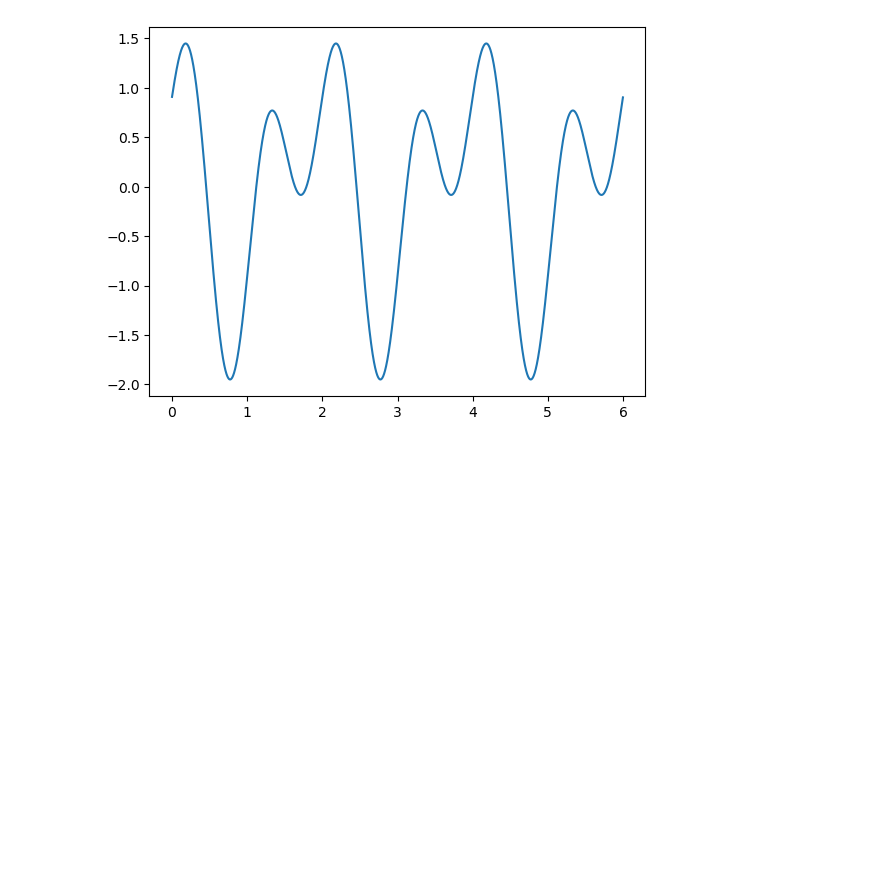
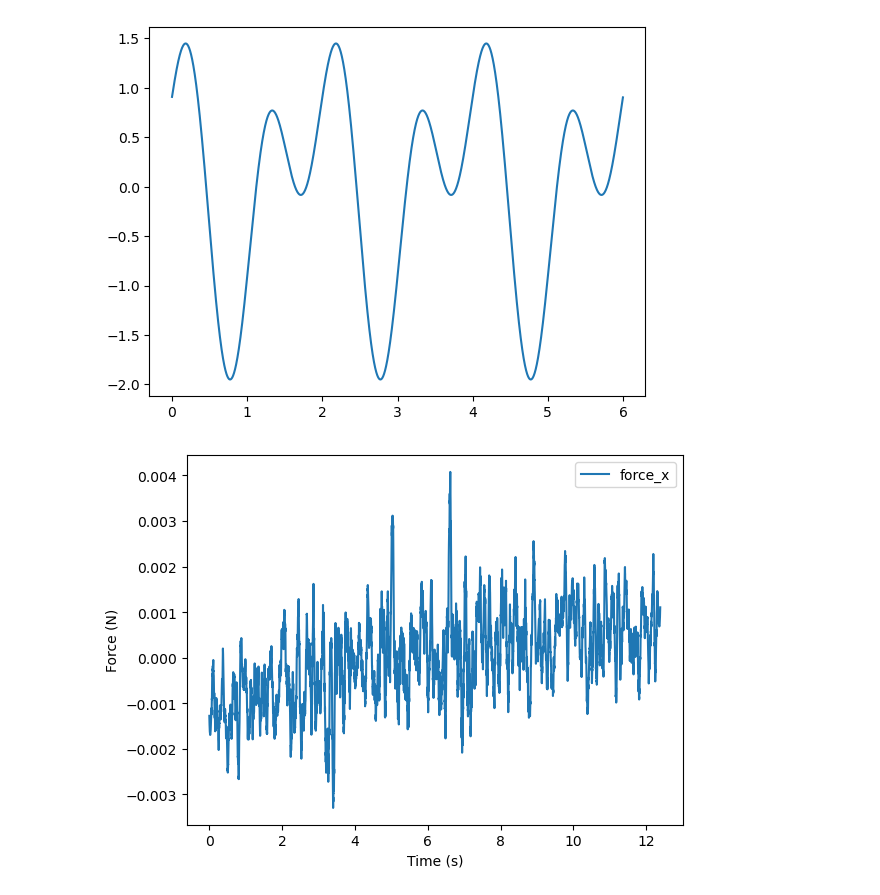
Before and after one commit to lnowakow/zaber_motion, a Jupyter notebook: velocity_controller.ipynb, the cells around one changed output. Cells and saved outputs as stored; diff of their text form; code cells hidden in the pictures; blank space fills up the shorter version.

```diff
--- a/velocity_controller.ipynb
+++ b/velocity_controller.ipynb
@@ -81,0 +87,23 @@ plt.plot(t, p_des)
+# %%
+data = pd.read_csv('data/LSM_ATI_noise.csv')
+
+# filter data with SG
+filter_window = 50
+data['force_x'] = savgol_filter(data['force_x'], filter_window, 3)
+data['force_y'] = savgol_filter(data['force_y'], filter_window, 3)
+data['force_z'] = savgol_filter(data['force_z'], filter_window, 3)
+
+FORCES = ['force_x', 'force_y', 'force_z']
+
+data['timestamp'] = data['timestamp'] - data['timestamp'][0]
+
+fig, ax = plt.subplots()
+
+ax.plot(data['timestamp'], data[FORCES[1]])
+ax.set_xlabel('Time (s)')
+ax.set_ylabel('Force (N)')
+ax.legend(FORCES)
+
+plt.show()
+# %% [output]
+[figure, added]
```
Also changed, not shown: parts of 1 cell of this notebook, 2 other files.
